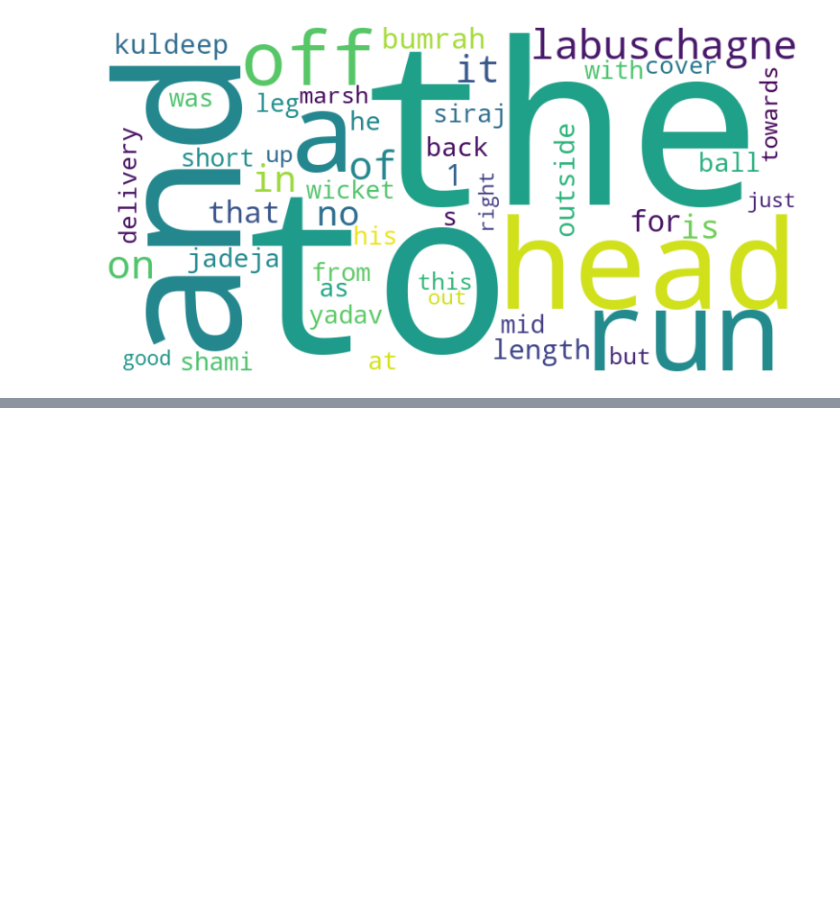
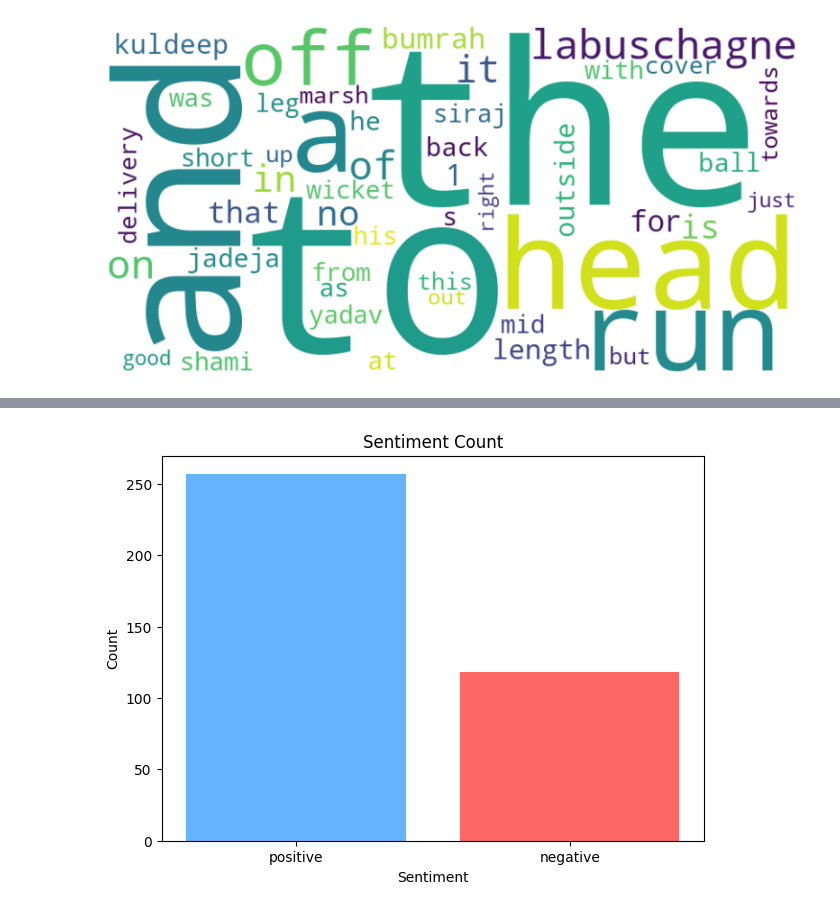
Before and after one commit to RashmikaD2001/Python-Bootcamp-Project, a Jupyter notebook: Huggingface model/HuggingFaceModel.ipynb, the cells around one changed output, grey strips where cells are left out. Cells and saved outputs as stored; diff of their text form; code cells hidden in the pictures; blank space fills up the shorter version.

```diff
--- a/Huggingface model/HuggingFaceModel.ipynb
+++ b/Huggingface model/HuggingFaceModel.ipynb
@@ -139,0 +154,10 @@ plt.show()
+# %%
+# **Bar Chart**
+plt.figure(figsize=(7, 5))
+plt.bar(sentiment_counts.index, sentiment_counts.values, color=['#66b3ff', '#ff6666'])
+plt.title('Sentiment Count')
+plt.xlabel('Sentiment')
+plt.ylabel('Count')
+plt.show()
+# %% [output]
+[figure, added]
```
Also changed, not shown: parts of 2 cells of this notebook.
